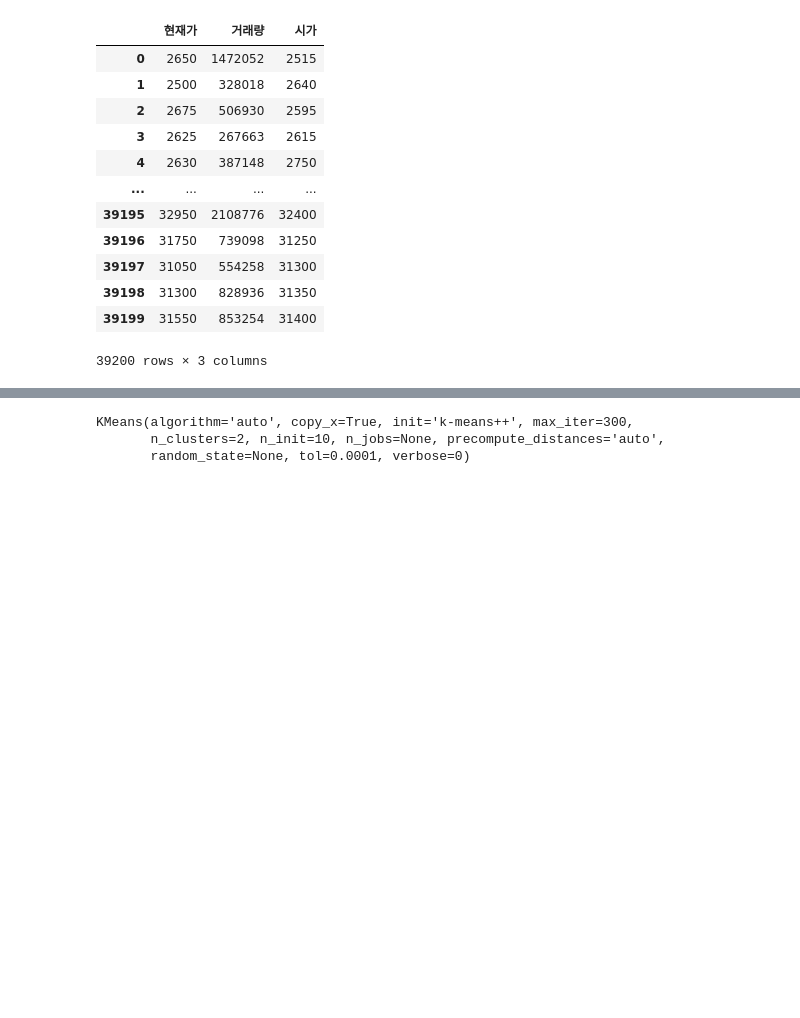
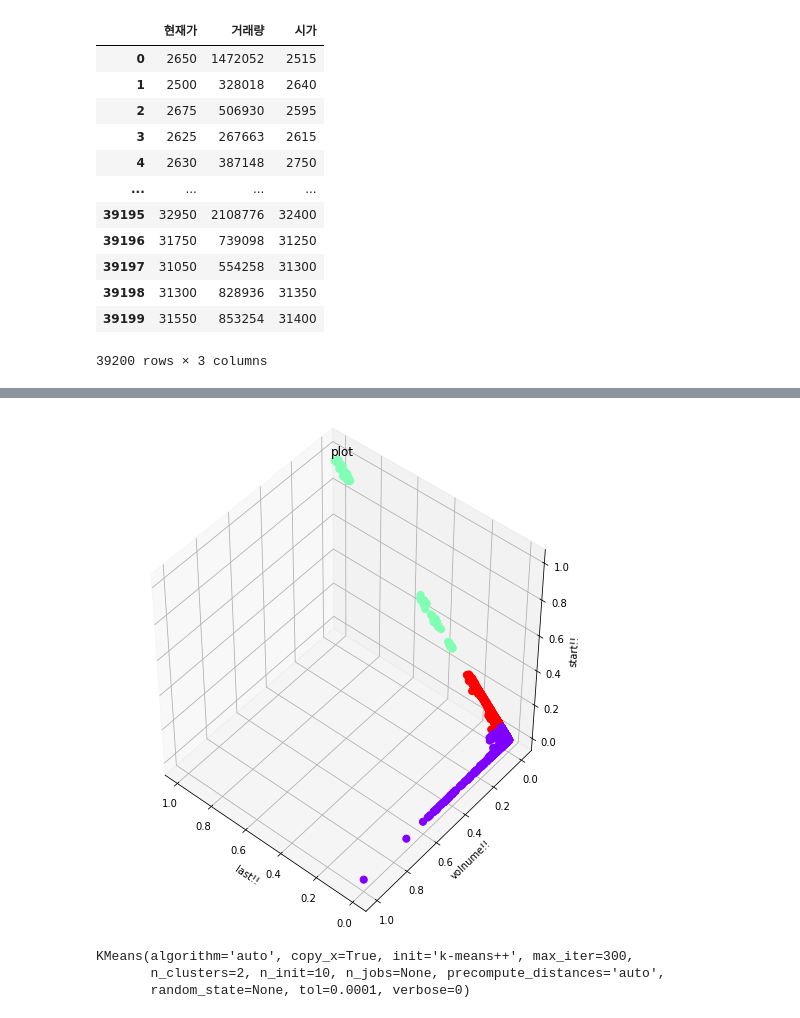
Before and after one commit to Minh-A/Data_Analysis, a Jupyter notebook: Clustering.ipynb, the cells around one changed output, grey strips where cells are left out. Saved outputs shown, nothing was run; the diff lists cells and outputs as text; code cells hidden in the pictures; blank space fills up the shorter version.

```diff
--- a/Clustering.ipynb
+++ b/Clustering.ipynb
@@ -227,0 +279,8 @@ whole
+# %%
+from sklearn.preprocessing import MinMaxScaler
+
+# 정규화
+transformer = MinMaxScaler()
+transformer.fit(whole)
+whole = transformer.transform(whole)
+whole = pd.DataFrame(whole, columns = ['현재가', '거래량', '시가'])
@@ -228,3 +303,7 @@ whole
+# %%
+kmeans(whole)
+# %% [output]
+[figure, added]
 # %%
 from sklearn.cluster import KMeans
 
```
Also changed, not shown: parts of 8 cells of this notebook.
